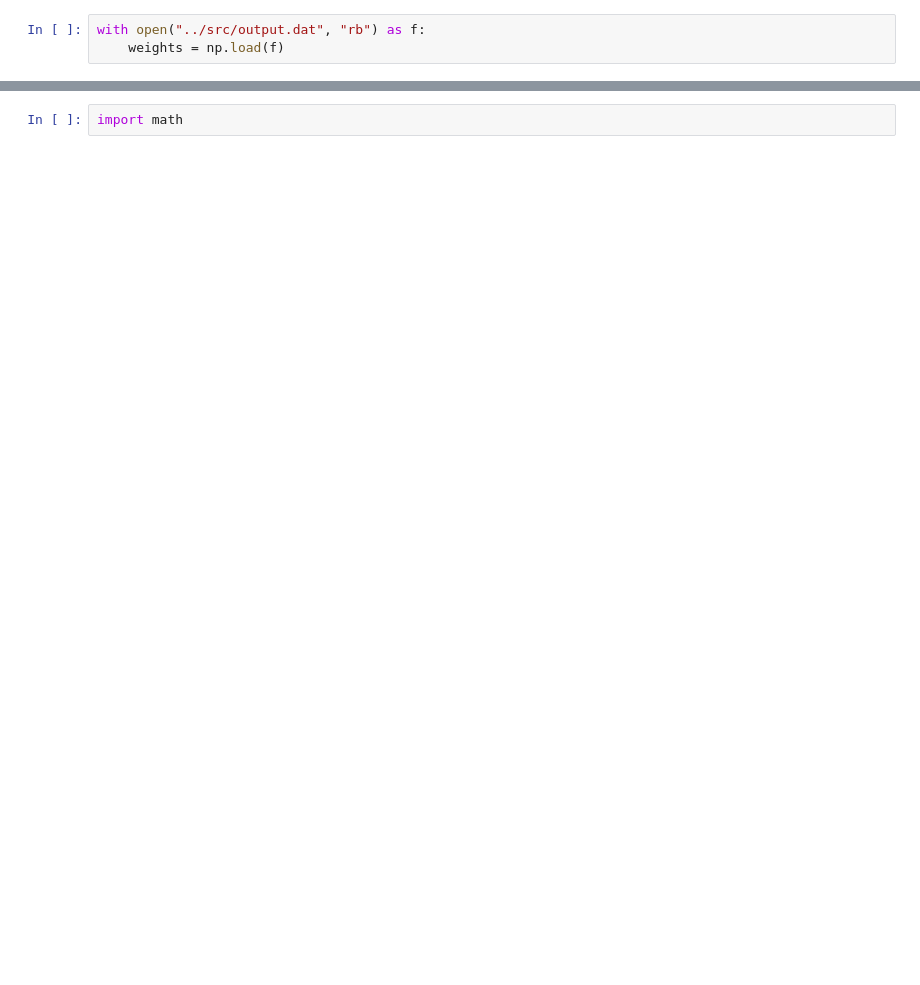
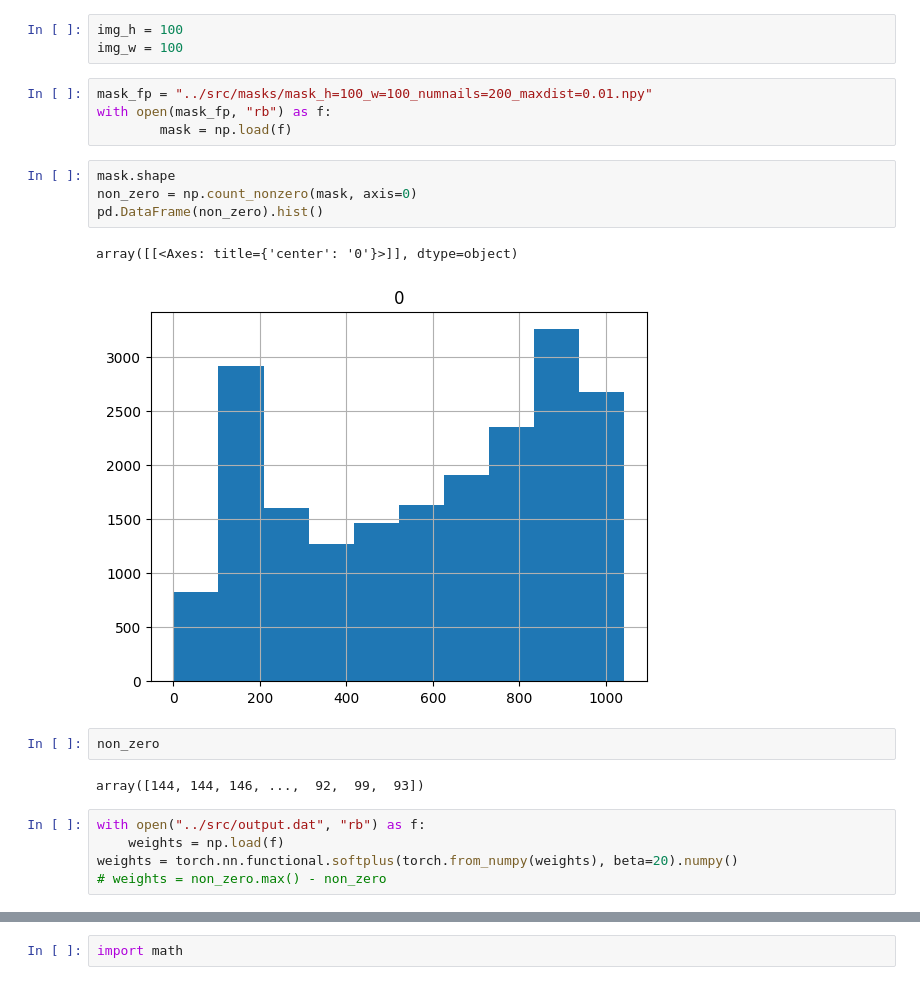
Before and after one commit to mitrydoug/string-art, a Jupyter notebook: notebooks/StringArt.ipynb, the cells around one changed output, grey strips where cells are left out. Saved outputs shown, nothing was run; the diff lists cells and outputs as text; blank space fills up the shorter version.

```diff
--- a/notebooks/StringArt.ipynb
+++ b/notebooks/StringArt.ipynb
@@ -40,4 +19,24 @@ import numpy as np
+# %%
+img_h = 100
+img_w = 100
+# %%
+mask_fp = "../src/masks/mask_h=100_w=100_numnails=200_maxdist=0.01.npy"
+with open(mask_fp, "rb") as f:
+        mask = np.load(f)
+# %%
+mask.shape
+non_zero = np.count_nonzero(mask, axis=0)
+pd.DataFrame(non_zero).hist()
+# %% [output]
+array([[<Axes: title={'center': '0'}>]], dtype=object)
+[figure, added]
+# %%
+non_zero
+# %% [output]
+array([144, 144, 146, ...,  92,  99,  93])
 # %%
 with open("../src/output.dat", "rb") as f:
     weights = np.load(f)
+weights = torch.nn.functional.softplus(torch.from_numpy(weights), beta=20).numpy()
+# weights = non_zero.max() - non_zero
 # %%
```
Also changed, not shown: parts of 13 cells of this notebook, 5 other files.
